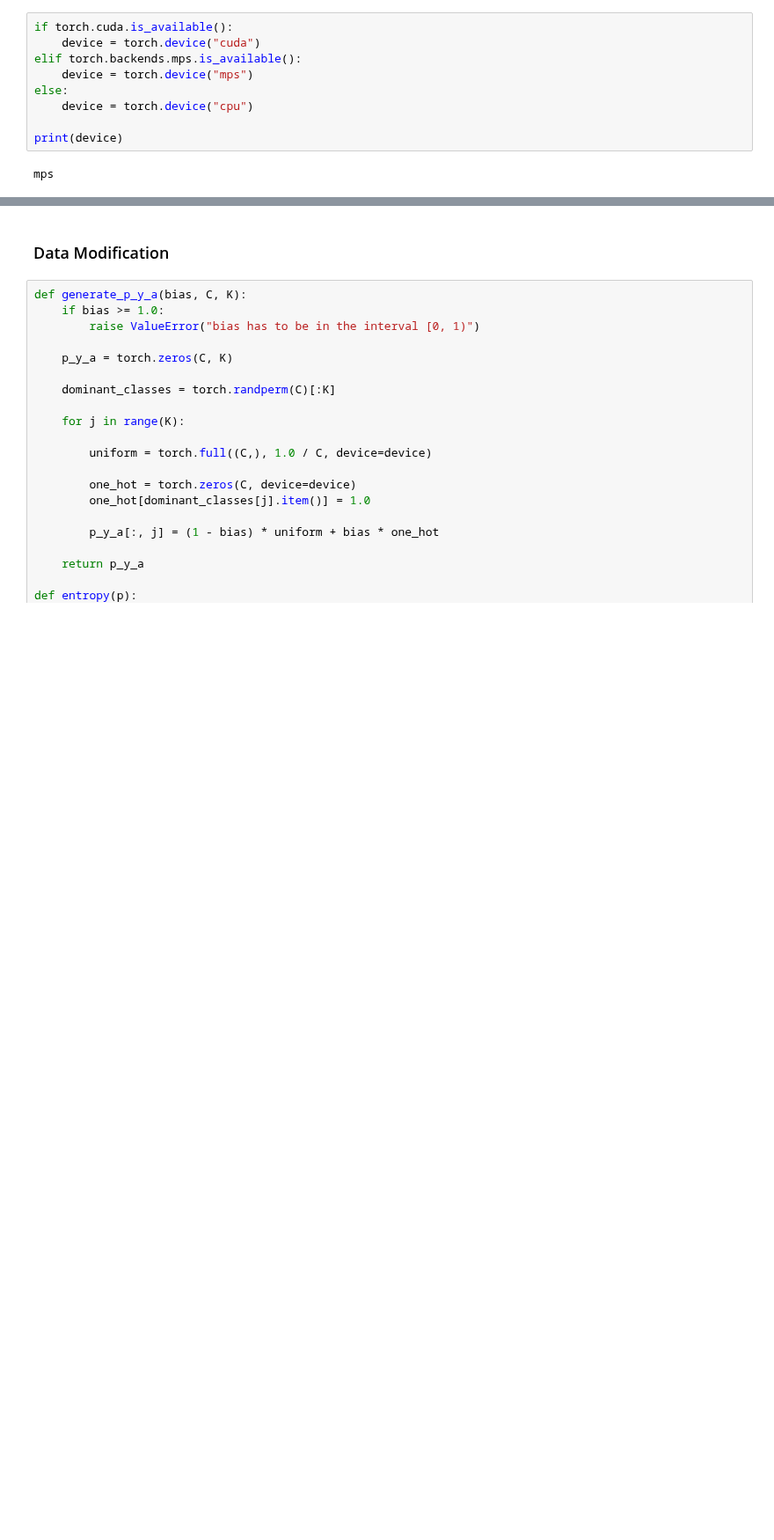
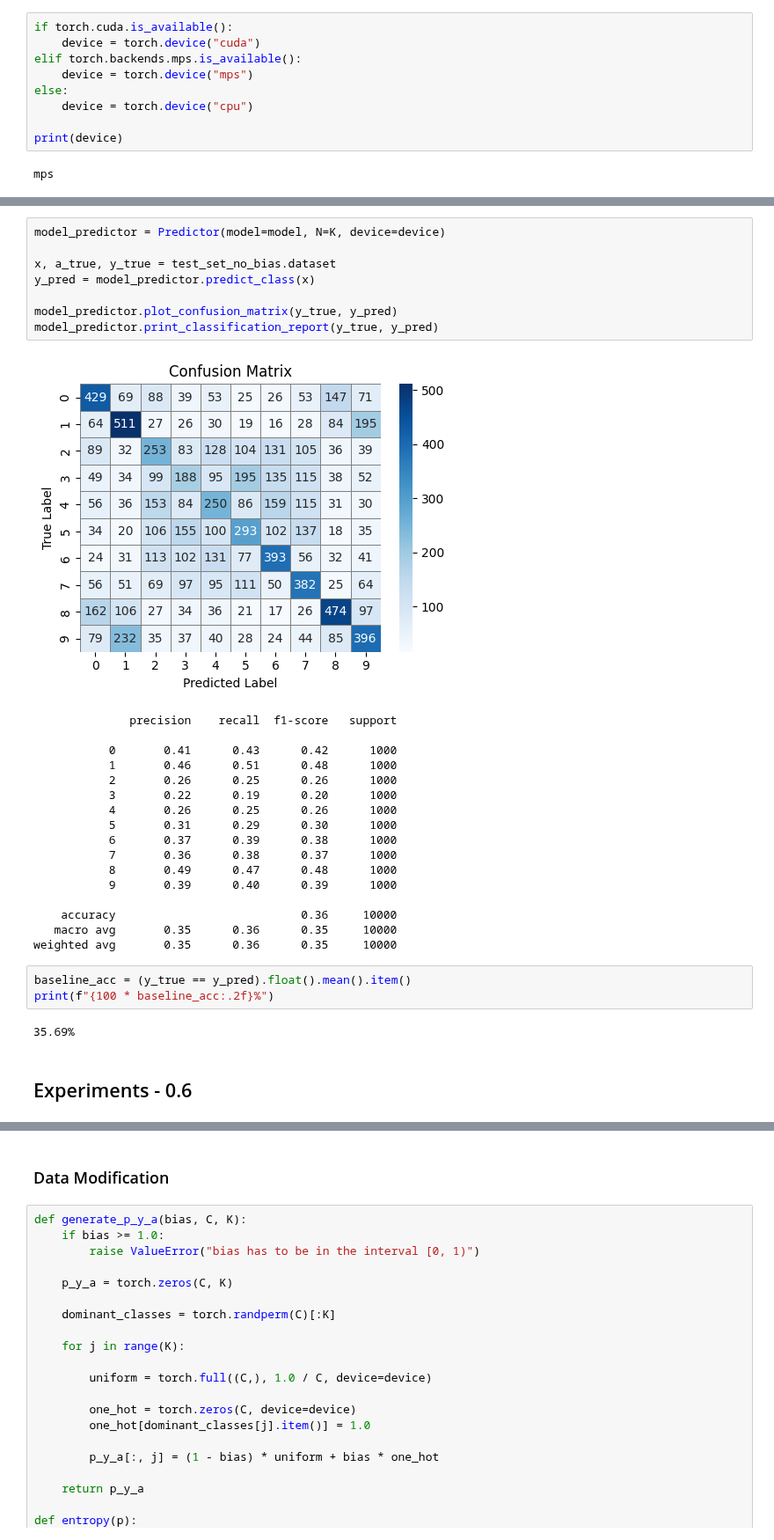
Before and after one commit to Vinschers/LAFTR, a Jupyter notebook: notebooks/LAFTR.ipynb, the cells around one changed output, grey strips where cells are left out. Shown at 88% size. Saved outputs shown, nothing was run; the diff lists cells and outputs as text; blank space fills up the shorter version.

Commit message:
Update experiments

```diff
--- a/notebooks/LAFTR.ipynb
+++ b/notebooks/LAFTR.ipynb
@@ -39 +159,34 @@ mps
+# %%
+model_predictor = Predictor(model=model, N=K, device=device)
+
+x, a_true, y_true = test_set_no_bias.dataset
+y_pred = model_predictor.predict_class(x)
+
+model_predictor.plot_confusion_matrix(y_true, y_pred)
+model_predictor.print_classification_report(y_true, y_pred)
+# %% [output]
+[figure, added]
+              precision    recall  f1-score   support
+
+           0       0.41      0.43      0.42      1000
+           1       0.46      0.51      0.48      1000
+           2       0.26      0.25      0.26      1000
+           3       0.22      0.19      0.20      1000
+           4       0.26      0.25      0.26      1000
+           5       0.31      0.29      0.30      1000
+           6       0.37      0.39      0.38      1000
+           7       0.36      0.38      0.37      1000
+           8       0.49      0.47      0.48      1000
+           9       0.39      0.40      0.39      1000
+
+    accuracy                           0.36     10000
+   macro avg       0.35      0.36      0.35     10000
+weighted avg       0.35      0.36      0.35     10000
+# %%
+baseline_acc = (y_true == y_pred).float().mean().item()
+print(f"{100 * baseline_acc:.2f}%")
+# %% [output]
+35.69%
+# %% [markdown]
+## Experiments - 0.6
 # %%
```
Also changed, not shown: parts of 27 cells of this notebook, 4 other files.
